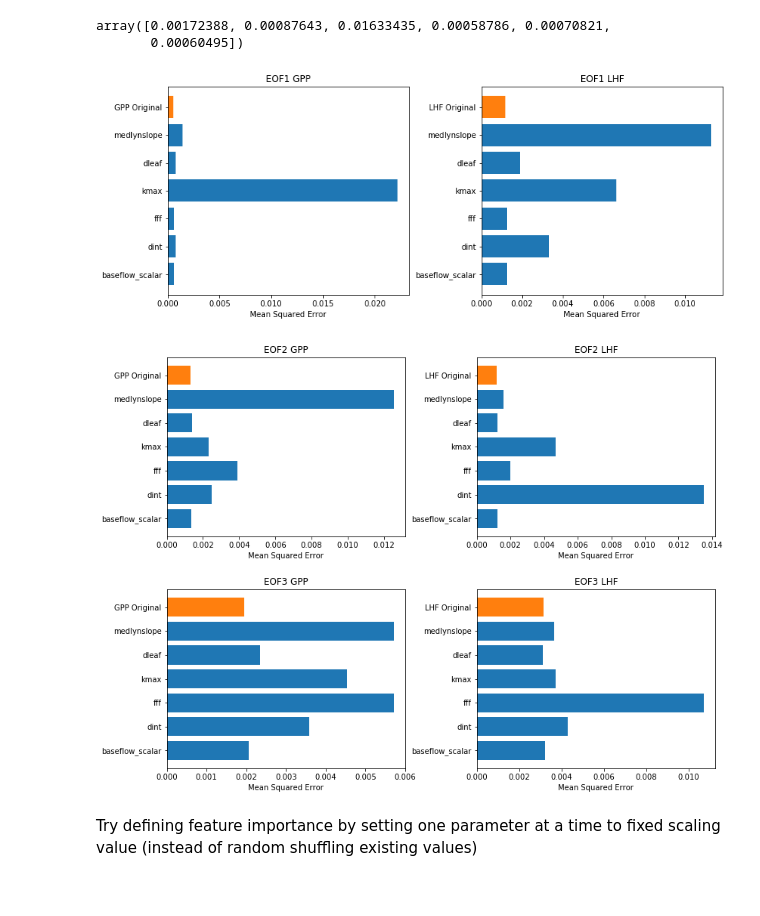
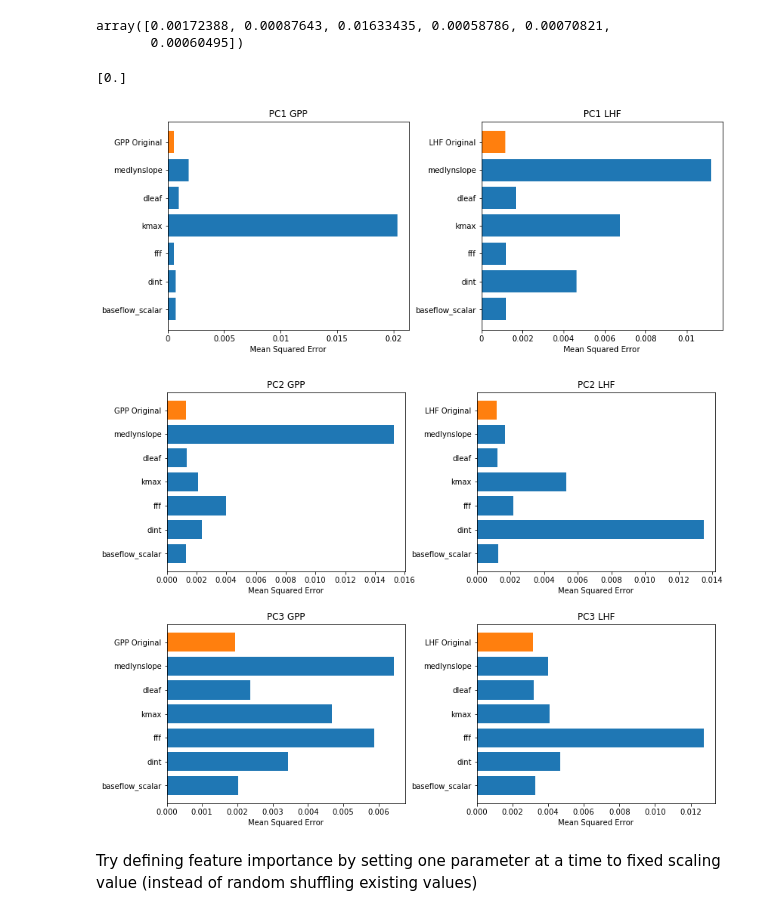
Before and after one commit to katiedagon/CLM5_ParameterUncertainty, a Jupyter notebook: NN/NN_interp_plot.ipynb, the cells around one changed output. Cells and saved outputs as stored; diff of their text form; code cells hidden in the pictures.

```diff
--- a/NN/NN_interp_plot.ipynb
+++ b/NN/NN_interp_plot.ipynb
@@ -9,7 +9,7 @@ import matplotlib.pyplot as plt
 # %% [markdown]
 Read in input array
 # %%
-inputdata = np.load(file="lhc_100.npy", allow_pickle=True)
+inputdata = np.load(file="../lhc_100.npy", allow_pickle=True)
 # %% [markdown]
 List of input variables
 # %%
@@ -18,9 +18,9 @@ npar = len(in_vars)
 # %% [markdown]
 Read in output array; calculated in SVD.py after processing in outputdata/process_outputdata_SVD.ncl
 # %%
-outputdata_GPP = np.load(file="outputdata/outputdata_GPP_SVD_3modes.npy",
+outputdata_GPP = np.load(file="../outputdata/outputdata_GPP_SVD_3modes.npy",
         allow_pickle=True)
-outputdata_LHF = np.load(file="outputdata/outputdata_LHF_SVD_3modes.npy",
+outputdata_LHF = np.load(file="../outputdata/outputdata_LHF_SVD_3modes.npy",
         allow_pickle=True)
 nmodes = outputdata_GPP.shape[1]
 # %% [markdown]
@@ -30,9 +30,9 @@ import keras.backend as K
 def mean_sq_err(y_true,y_pred):
     return K.mean((y_true-y_pred)**2)
 from keras.models import load_model
-model_GPP = load_model('emulators/NN_GPP_finalize_multi-dim.h5', custom_objects={'mean_sq_err':
+model_GPP = load_model('../emulators/NN_GPP_finalize_multi-dim.h5', custom_objects={'mean_sq_err':
     mean_sq_err})
-model_LHF = load_model('emulators/NN_LHF_finalize_multi-dim.h5',
+model_LHF = load_model('../emulators/NN_LHF_finalize_multi-dim.h5',
     custom_objects={'mean_sq_err': mean_sq_err})
 # %% [output]
 Using TensorFlow backend.
@@ -160,6 +160,10 @@ gpp_permuted[:,m]
 # %% [output]
 array([0.00172388, 0.00087643, 0.01633435, 0.00058786, 0.00070821,
        0.00060495])
+# %%
+x = np.arange(0,0.02,5)
+# %% [output]
+[0.]
 # %%
 # Manuscript plots
 m=0 # Mode 1
@@ -171,17 +175,19 @@ plt.barh(gpp_permuted.shape[0], gpp_original[m])
 plt.yticks(np.arange(gpp_permuted.shape[0] + 1),
     in_vars[::-1] + ["GPP Original"])
 plt.xlabel("Mean Squared Error")
-plt.title("EOF"+str(m+1)+" GPP")
+plt.xticks([0,0.005,0.01,0.015,0.02], ['0', '0.005', '0.01', '0.015', '0.02'])
+plt.title("PC"+str(m+1)+" GPP")
 plt.subplot(1, 2, 2)
 plt.barh(np.arange(lhf_permuted.shape[0]), lhf_permuted[:,m][::-1])
 plt.barh(lhf_permuted.shape[0], lhf_original[m])
 plt.yticks(np.arange(lhf_permuted.shape[0] + 1),
     in_vars[::-1] + ["LHF Original"])
 plt.xlabel("Mean Squared Error")
-plt.title("EOF"+str(m+1)+" LHF");
-#plt.savefig('variable_importance_EOF1_GPP_LHF.pdf')
+plt.xticks([0,0.002,0.004,0.006,0.008,0.01], ['0', '0.002', '0.004', '0.006', '0.008', '0.01'])
+plt.title("PC"+str(m+1)+" LHF");
+#plt.savefig('variable_importance_PC1_GPP_LHF.pdf')
 # %% [output]
-[figure, old version]
+[figure, new version]
 # %%
 m=1 # Mode 2
 plt.figure(figsize=(13, 10))
@@ -190,39 +196,39 @@ plt.subplots_adjust(wspace=0.3,hspace=0.3)
 plt.subplot(2, 2, 1)
 plt.barh(np.arange(gpp_permuted.shape[0]), gpp_permuted[:,m][::-1])
 plt.barh(gpp_permuted.shape[0], gpp_original[m])
 plt.yticks(np.arange(gpp_permuted.shape[0] + 1),
     in_vars[::-1] + ["GPP Original"])
 plt.xlabel("Mean Squared Error")
-plt.title("EOF"+str(m+1)+" GPP")
+plt.title("PC"+str(m+1)+" GPP")
 
 plt.subplot(2, 2, 2)
 plt.barh(np.arange(lhf_permuted.shape[0]), lhf_permuted[:,m][::-1])
 plt.barh(lhf_permuted.shape[0], lhf_original[m])
 plt.yticks(np.arange(lhf_permuted.shape[0] + 1),
     in_vars[::-1] + ["LHF Original"])
 plt.xlabel("Mean Squared Error")
-plt.title("EOF"+str(m+1)+" LHF")
+plt.title("PC"+str(m+1)+" LHF")
 
 m=2 # Mode 3
 plt.subplot(2, 2, 3)
 plt.barh(np.arange(gpp_permuted.shape[0]), gpp_permuted[:,m][::-1])
 plt.barh(gpp_permuted.shape[0], gpp_original[m])
 plt.yticks(np.arange(gpp_permuted.shape[0] + 1),
     in_vars[::-1] + ["GPP Original"])
 plt.xlabel("Mean Squared Error")
-plt.title("EOF"+str(m+1)+" GPP")
+plt.title("PC"+str(m+1)+" GPP")
 
 plt.subplot(2, 2, 4)
 plt.barh(np.arange(lhf_permuted.shape[0]), lhf_permuted[:,m][::-1])
 plt.barh(lhf_permuted.shape[0], lhf_original[m])
 plt.yticks(np.arange(lhf_permuted.shape[0] + 1),
     in_vars[::-1] + ["LHF Original"])
 plt.xlabel("Mean Squared Error")
-plt.title("EOF"+str(m+1)+" LHF");
+plt.title("PC"+str(m+1)+" LHF");
 
-#plt.savefig('variable_importance_EOF2-3_GPP_LHF.pdf')
+plt.savefig('variable_importance_PC2-3_GPP_LHF.pdf')
 # %% [output]
-[figure, old version]
+[figure, new version]
 # %% [markdown]
 Try defining feature importance by setting one parameter at a time to fixed scaling value (instead of random shuffling existing values)
 # %%
```
Also changed, not shown: parts of 4 cells of this notebook, 18 other files.
